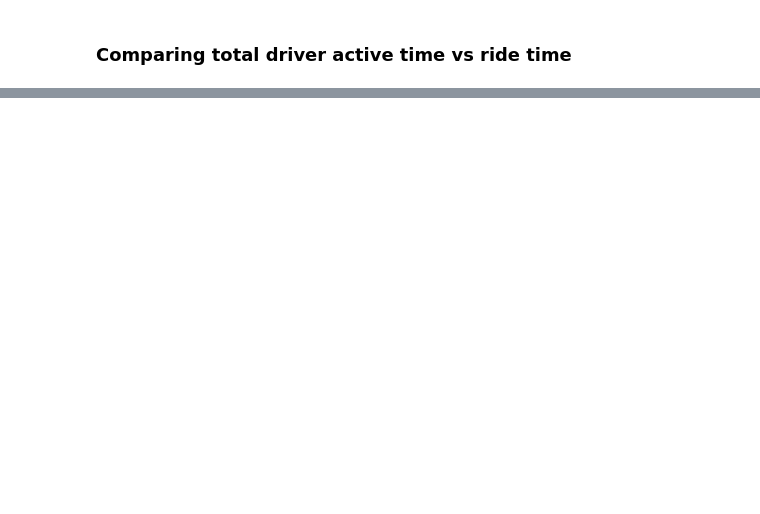
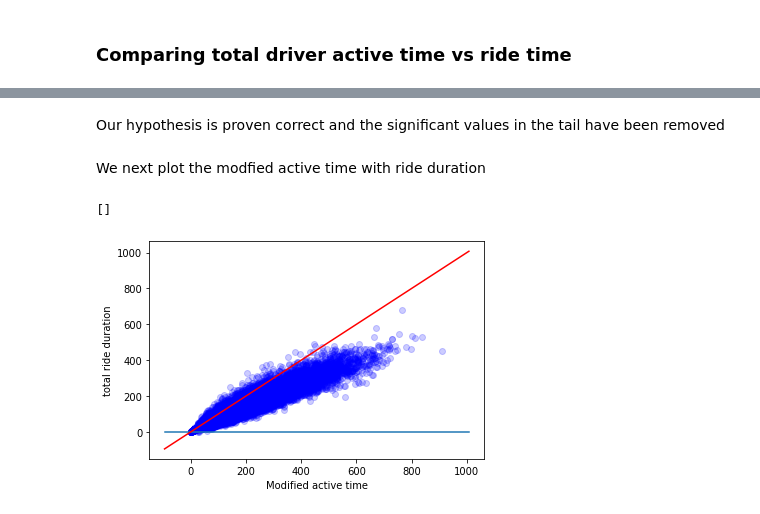
Before and after one commit to ridhi1412/capstone_didi, a Jupyter notebook: EDA.ipynb, the cells around one changed output, grey strips where cells are left out. Drawn from its saved outputs; the diff is of its cells as text; code cells hidden in the pictures; blank space fills up the shorter version.

```diff
--- a/EDA.ipynb
+++ b/EDA.ipynb
@@ -69,0 +283,17 @@ plt.plot()
+# %% [markdown]
+Our hypothesis is proven correct and the significant values in the tail have been removed
+# %% [markdown]
+We next plot the modfied active time with ride duration
+# %%
+#fig, ax = plt.subplots(figsize=(10,10))
+# plt.figure(figsize=(10,10))
+plt.scatter(driver_stats_updated['modified_active_time'], driver_stats_updated['ride_duration'], c='b', alpha=0.2)
+plt.ylabel('total ride duration')
+plt.xlabel('Modified active time')
+x = np.linspace(*ax.get_xlim())
+plt.plot(x, [0]*len(x))
+plt.plot(x, x, color='red')
+plt.plot()
+# %% [output]
+[]
+[figure, added]
```
Also changed, not shown: parts of 47 cells of this notebook.
